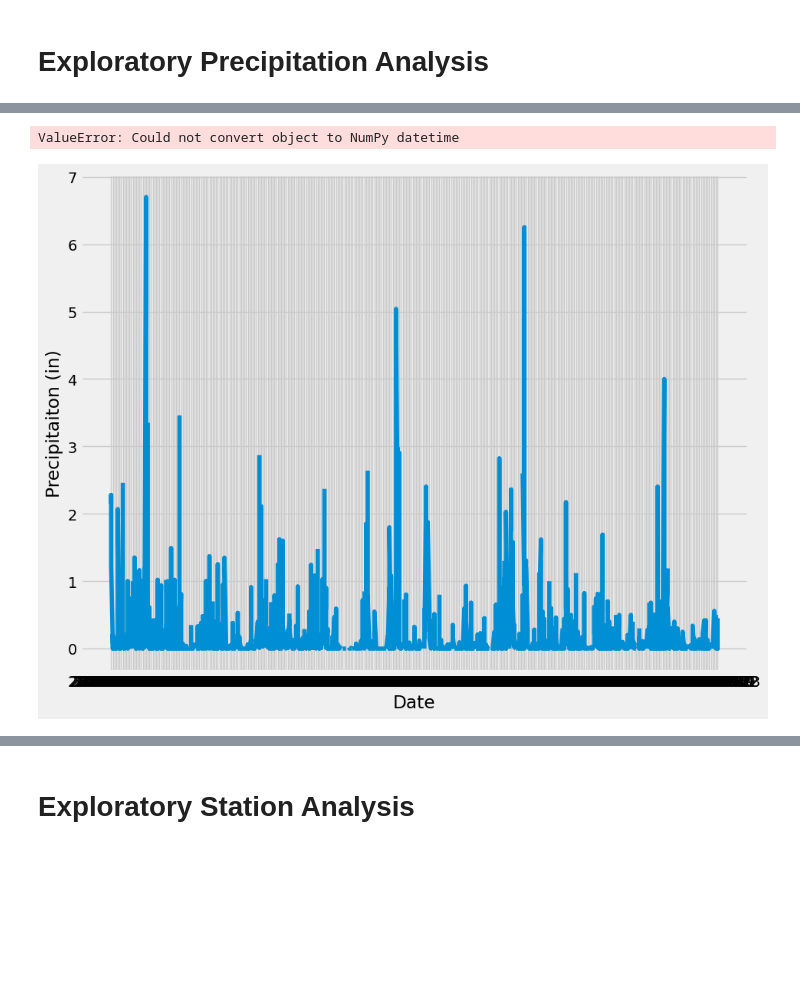
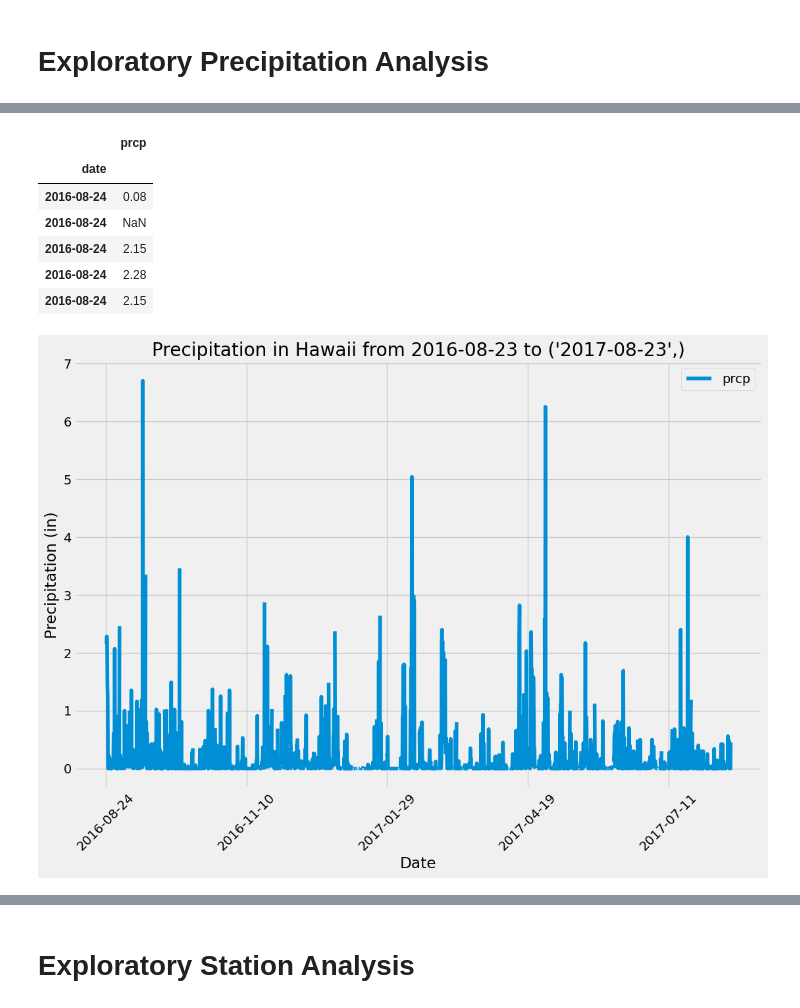
Before and after one commit to DavidsonRCan2/sqlalchemy-challenge, a Jupyter notebook: SurfsUp/climate_starter.ipynb, the cells around one changed output, grey strips where cells are left out. Saved outputs shown, nothing was run; the diff lists cells and outputs as text; code cells hidden in the pictures; blank space fills up the shorter version.

```diff
--- a/SurfsUp/climate_starter.ipynb
+++ b/SurfsUp/climate_starter.ipynb
@@ -58,7 +69,7 @@ first_row.__dict__
 # %%
 # Design a query to retrieve the last 12 months of precipitation data and plot the results.
 # Starting from the most recent data point in the database.
-session.query(measurement.date).order_by(measurement.date.desc()).first()
+last_date
 # Calculate the date one year from the last date in data set.
 one_year = dt.date(2017, 8, 23) - dt.timedelta(days=365)
 # print(one_year) #2016-08-23
@@ -74,16 +85,23 @@ one_year_df = one_year_df.set_index("date")
 
 # Sort the dataframe by date
 one_year_sorted = one_year_df.sort_index()
-# one_year_sorted.head()
-
-# Use Pandas Plotting with Matplotlib to plot the data
-plt.figure(figsize=(10,8))
-plt.plot(one_year_sorted)
-plt.xlabel('Date')
-plt.ylabel('Precipitaiton (in)')
-plt.xticks(np.arange(one_year, last_date, 30))
+one_year_sorted.head()
 # %% [output]
-ValueError: Could not convert object to NumPy datetime
-[figure, removed]
+|  | prcp |
+| date |  |
+| 2016-08-24 | 0.08 |
+| 2016-08-24 | NaN |
+| 2016-08-24 | 2.15 |
+| 2016-08-24 | 2.28 |
+| 2016-08-24 | 2.15 |
+# %%
+# Use Pandas Plotting with Matplotlib to plot the data
+one_year_sorted.plot(figsize=(12,8), rot=45)
+plt.xlabel('Date')
+plt.ylabel('Precipitation (in)')
+plt.title(f"Precipitation in Hawaii from {one_year} to {last_date}")
+plt.show()
+# %% [output]
+[figure, added]
 # %%
 # Use Pandas to calcualte the summary statistics for the precipitation data
```
Also changed, not shown: parts of 11 cells of this notebook, 1 other file.
